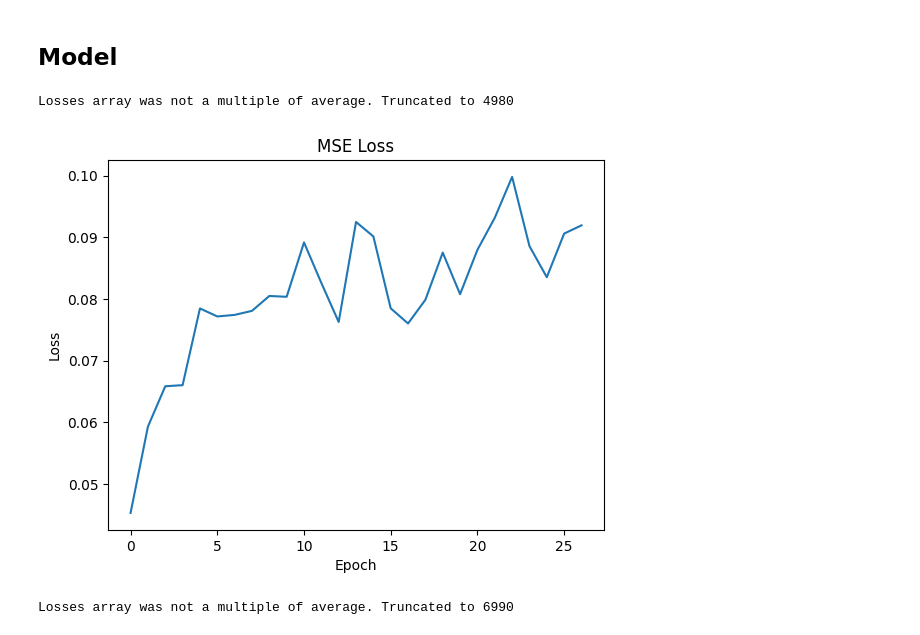
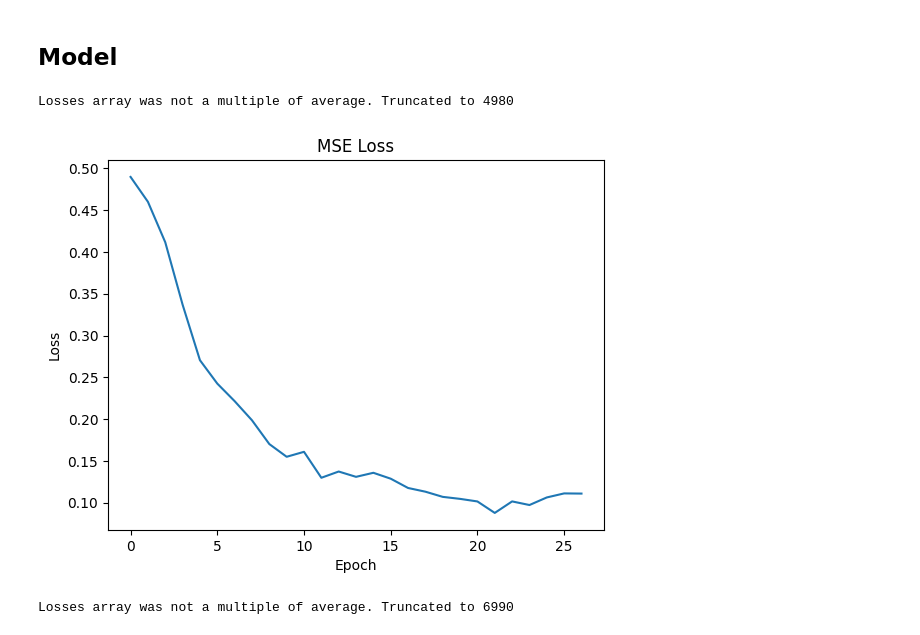
Before and after one commit to bioAI-Oslo/RNN-Adding-Problem-Representations, a Jupyter notebook: notebooks/summer.ipynb, the cells around one changed output. Drawn from its saved outputs; the diff is of its cells as text; code cells hidden in the pictures.

```diff
--- a/notebooks/summer.ipynb
+++ b/notebooks/summer.ipynb
@@ -106,34 +119,34 @@ Running on GPU:  cuda:0
 # %% [markdown]
 ## Model
 # %%
-input_data = np.load("../datasets/gradual_2D_5000_25_64.npy",allow_pickle=True)
+input_data = np.load("../datasets/gradual_2D_randomstart_5000_25_64.npy",allow_pickle=True)
 # input_data = np.load("../datasets/constant_2D_2000_200_64.npy",allow_pickle=True)
 # %%
 hidden_size = 64
 input_size = 1
 # nav_size = 1
 
 # model1 = RNN_circular_LowEtAl_bridged(input_size,hidden_size,lr=0.0001,irnn=True,outputnn=False,Wx_normalize=False,activation=True,bias=False,nav_space=1,batch_size=64).to(device)
-model1 = RNN_circular_2D_xy_Low(input_size,hidden_size,lr=0.0002,act_decay=0.0,weight_decay=0.01).to(device)
+model1 = RNN_circular_2D_xy_Low_randomstart(input_size,hidden_size,lr=0.0002,act_decay=0.0,weight_decay=0.01).to(device)
 # model1 = torch.compile(model1)
 
 train = True
 
 if train:
     # _ = model1.train_gradual(epochs=1500)
     _ = model1.train_gradual_manual(input_data)
     # model1.base_training_tsteps = 40
     # _ = model1.train(epochs=10000)
     model1.plot_losses(average=30)
 else:
     # model1.load_state_dict(torch.load("../trained models/LowEtAl_bridged_10000gradual+2000base.pt"))
     # model1.load_state_dict(torch.load("../trained models/LowEtAl_bridged_10000gradual.pt",map_location=torch.device('cpu')))
     model1.load_state_dict(torch.load("../trained models/Low_insp_2D_5000gradual+2000constant_Sophia_200tsteps_actdecay_noweightdecay_0.0002lr.pt",map_location=torch.device('cpu')))
 
 # torch.save(model1.state_dict(), "../trained models/LowEtAl_bridged_reduced_Gradual_lossiequaloroverj_maskonangle_lossscale_4000gradual.pt")
 # %% [output]
 Losses array was not a multiple of average. Truncated to 4980
-[figure, old version]
+[figure, new version]
 # %%
 input_data = np.load("../datasets/constant_2D_2000_200_64.npy",allow_pickle=True)
 _ = model1.train_gradual_manual(input_data)
```
Also changed, not shown: parts of 12 cells of this notebook, 4 other files.
